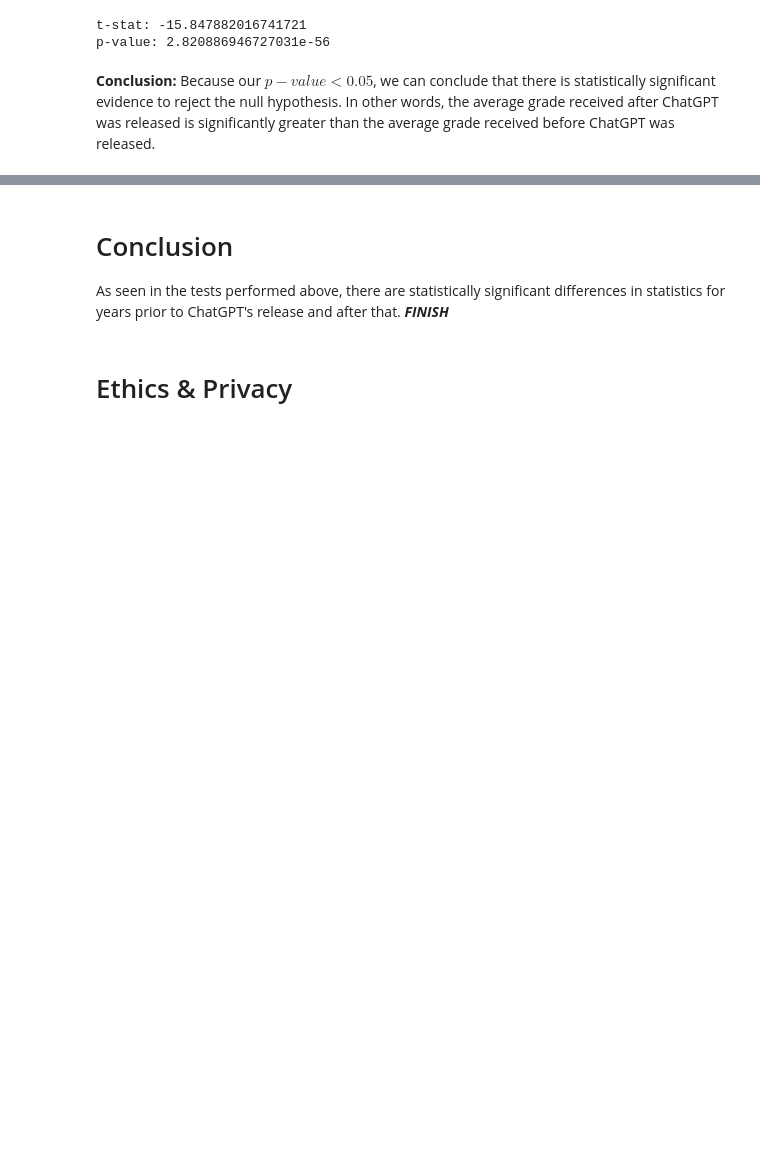
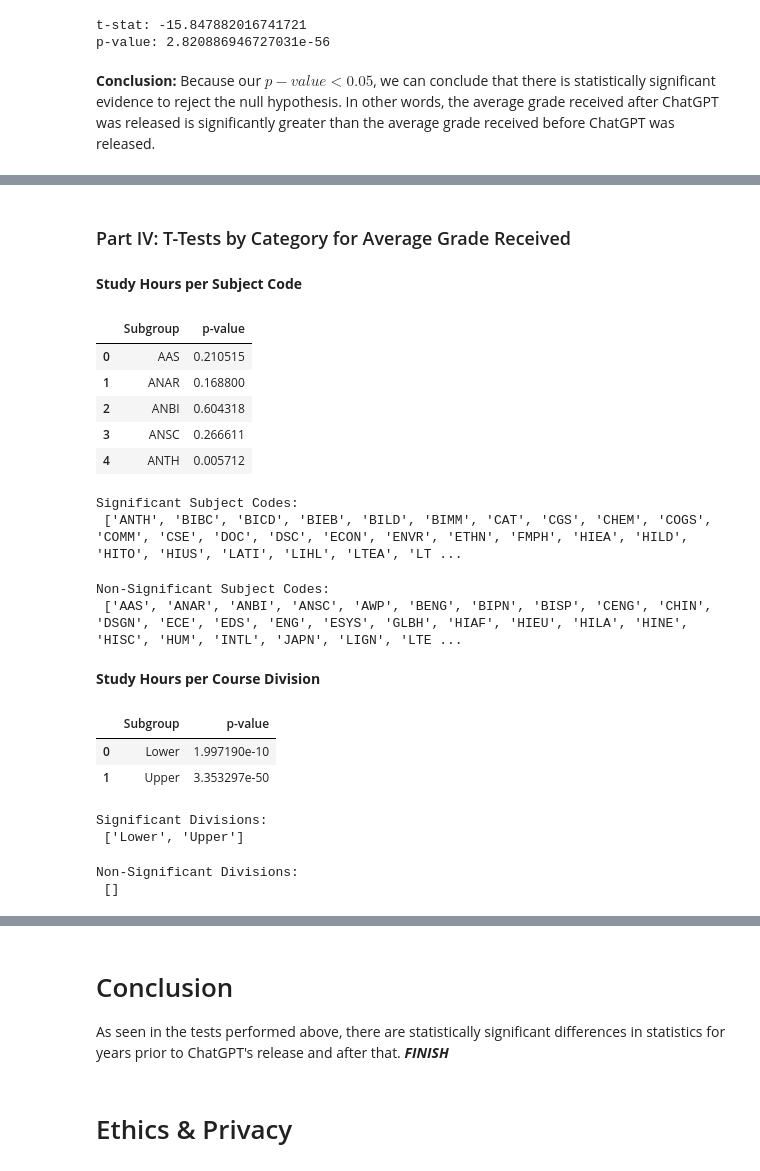
Before and after one commit to aydintabai/AI-Academic-Impact-Case-Study, a Jupyter notebook: EDACheckpoint_Group112_WI24.ipynb, the cells around one changed output, grey strips where cells are left out. Saved outputs shown, nothing was run; the diff lists cells and outputs as text; code cells hidden in the pictures; blank space fills up the shorter version.

```diff
--- a/EDACheckpoint_Group112_WI24.ipynb
+++ b/EDACheckpoint_Group112_WI24.ipynb
@@ -1681,0 +1484,53 @@ In addition, when we observe the overall coefficient, we notice that there is a
+# %% [markdown]
+### Part IV: T-Tests by Category for Average Grade Received
+# %% [markdown]
+<b> Study Hours per Subject Code </b>
+# %%
+# T-Tests for average grade per subject code
+average_grade_by_code = t_test("Average Grade Received", "Subject Code");
+average_grade_by_code.head()
+# %% [output]
+|  | Subgroup | p-value |
+| 0 | AAS | 0.210515 |
+| 1 | ANAR | 0.168800 |
+| 2 | ANBI | 0.604318 |
+| 3 | ANSC | 0.266611 |
+| 4 | ANTH | 0.005712 |
+# %%
+# Get significant subject codes
+significant_codes = get_significant_columns(average_grade_by_code)
+print("Significant Subject Codes:\n", significant_codes);
+# %% [output]
+Significant Subject Codes:
+ ['ANTH', 'BIBC', 'BICD', 'BIEB', 'BILD', 'BIMM', 'CAT', 'CGS', 'CHEM', 'COGS', 'COMM', 'CSE', 'DOC', 'DSC', 'ECON', 'ENVR', 'ETHN', 'FMPH', 'HIEA', 'HILD', 'HITO', 'HIUS', 'LATI', 'LIHL', 'LTEA', 'LT ...
+# %%
+# Get non-significant subject codes
+non_significant_codes = get_non_significant_columns(average_grade_by_code)
+print("Non-Significant Subject Codes:\n", non_significant_codes);
+# %% [output]
+Non-Significant Subject Codes:
+ ['AAS', 'ANAR', 'ANBI', 'ANSC', 'AWP', 'BENG', 'BIPN', 'BISP', 'CENG', 'CHIN', 'DSGN', 'ECE', 'EDS', 'ENG', 'ESYS', 'GLBH', 'HIAF', 'HIEU', 'HILA', 'HINE', 'HISC', 'HUM', 'INTL', 'JAPN', 'LIGN', 'LTE ...
+# %% [markdown]
+<b> Study Hours per Course Division </b>
+# %%
+# T-Tests for average grade per course division
+average_grade_by_division = t_test("Average Grade Received", "Course Division");
+average_grade_by_division.head()
+# %% [output]
+|  | Subgroup | p-value |
+| 0 | Lower | 1.997190e-10 |
+| 1 | Upper | 3.353297e-50 |
+# %%
+# Get significant departments
+significant_divisions = get_significant_columns(average_grade_by_division)
+print("Significant Divisions:\n", significant_divisions);
+# %% [output]
+Significant Divisions:
+ ['Lower', 'Upper']
+# %%
+# Get non-significant departments
+non_significant_divisions = get_non_significant_columns(average_grade_by_division)
+print("Non-Significant Divisions:\n", non_significant_divisions);
+# %% [output]
+Non-Significant Divisions:
+ []
```
Also changed, not shown: parts of 67 cells of this notebook.
